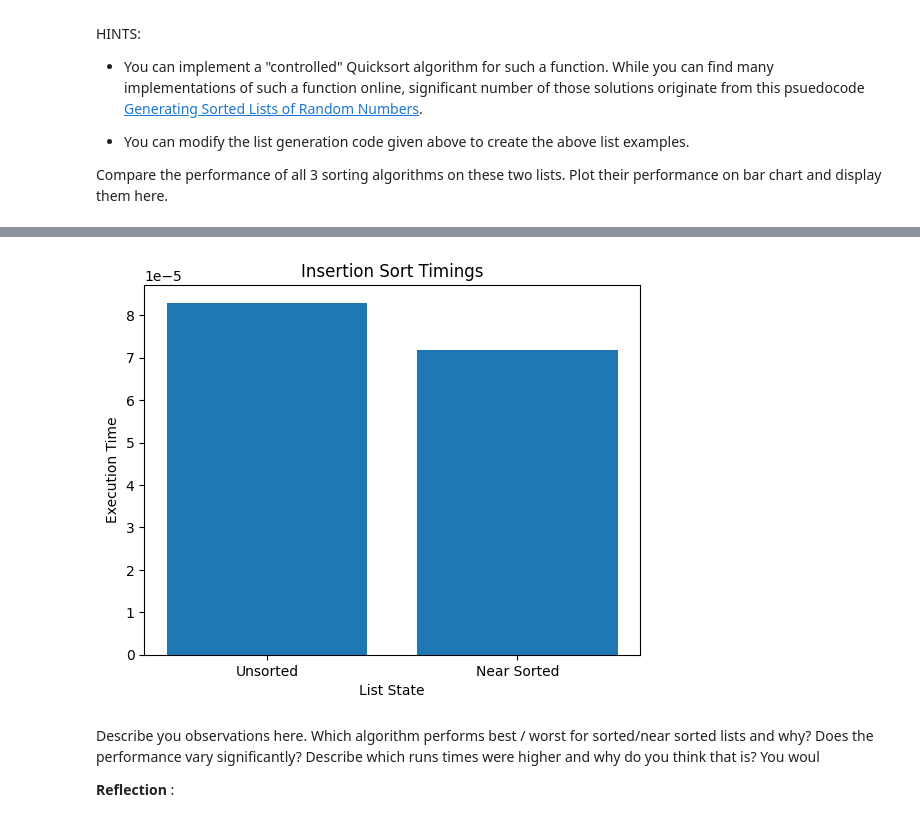
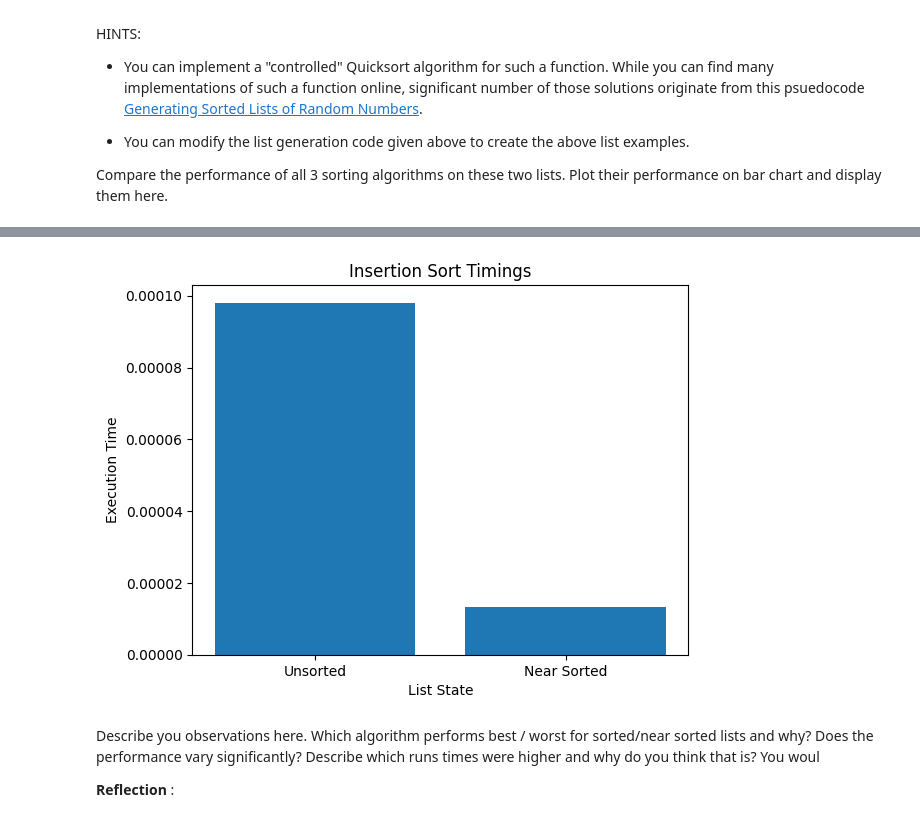
Before and after one commit to scythemenace/CS2XC3_algorithms_research, a Jupyter notebook: Lab 2/Lab_II.ipynb, the cells around one changed output, grey strips where cells are left out. Saved outputs shown, nothing was run; the diff lists cells and outputs as text; code cells hidden in the pictures.

```diff
--- a/Lab 2/Lab_II.ipynb
+++ b/Lab 2/Lab_II.ipynb
@@ -275,0 +303,18 @@ def generate_near_sorted(near_sorted_list):
+# %%
+num_of_times_to_run_algo = 100
+
+
+unsorted_list = remove_duplicates(create_custom_list(100, 100))
+sorted_list = sorted(unsorted_list)
+near_sorted_list = sorted_list.copy()
+print("Unsorted List", unsorted_list)
+"""print("Is unsorted list sorted:", sorted(unsorted_list) == unsorted_list)
+print("Is sorted list sorted:", sorted(sorted_list) == sorted_list)"""
+print("Sorted List", sorted_list)
+"""print("Sorted_list_length", sorted_list_length)"""
+"""print(swapped)"""
+
+near_sorted_list = generate_near_sorted(near_sorted_list)
+
+"""print("Is sorted list still sorted:", sorted(sorted_list) == sorted_list)"""
+print("Near sorted list", near_sorted_list)
@@ -349,31 +401,41 @@ plt.show()
 # %%
 ### Insertion sort experiment code goes here
 timings_insertion_sort = []
 
 #Experiment 5
-start_time = time.time()
-insertion_sort = InsertionSort(unsorted_list)
-insertion_sort.sort()
-end_time = time.time()
-execution_time = end_time - start_time
-timings_insertion_sort.append(execution_time)
+time_exp5 = 0
+count_exp5 = 0
+for _ in range(num_of_times_to_run_algo):
+    start_time = time.time()
+    insertion_sort = InsertionSort(unsorted_list)
+    insertion_sort.sort()
+    end_time = time.time()
+    execution_time = end_time - start_time
+    time_exp5 += execution_time
+    count_exp5 += 1
+timings_insertion_sort.append(time_exp5/count_exp5)
 
 #Experiment 6
-start_time1 = time.time()
-insertion_sort = InsertionSort(near_sorted_list)
-insertion_sort.sort()
-end_time1 = time.time()
-execution_time1 = end_time1 - start_time1
-timings_insertion_sort.append(execution_time1)
+time_exp6 = 0
+count_exp6 = 0
+for _ in range(num_of_times_to_run_algo):
+    start_time1 = time.time()
+    insertion_sort = InsertionSort(near_sorted_list)
+    insertion_sort.sort()
+    end_time1 = time.time()
+    execution_time1 = end_time1 - start_time1
+    time_exp6 += execution_time1
+    count_exp6 += 1
+timings_insertion_sort.append(time_exp6/count_exp6)
 
 
 plt.bar(['Unsorted', 'Near Sorted'], timings_insertion_sort)
 plt.xlabel('List State')
 plt.ylabel('Execution Time')
 plt.title('Insertion Sort Timings')
 plt.show()
 # %% [output]
-[figure, old version]
+[figure, new version]
 # %% [markdown]
 Describe you observations here. Which algorithm performs best / worst for sorted/near sorted lists and why? Does the performance vary significantly? Describe which runs times were higher and why do you think that is? You woul
 
```
Also changed, not shown: parts of 20 cells of this notebook.
